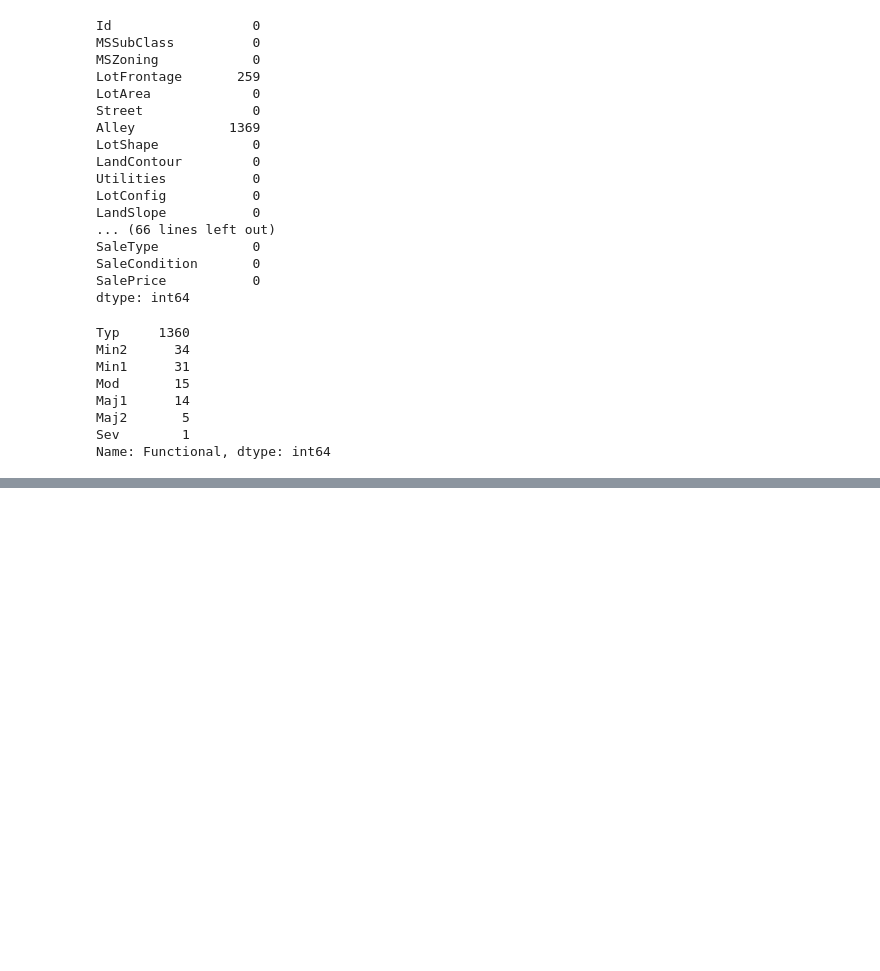
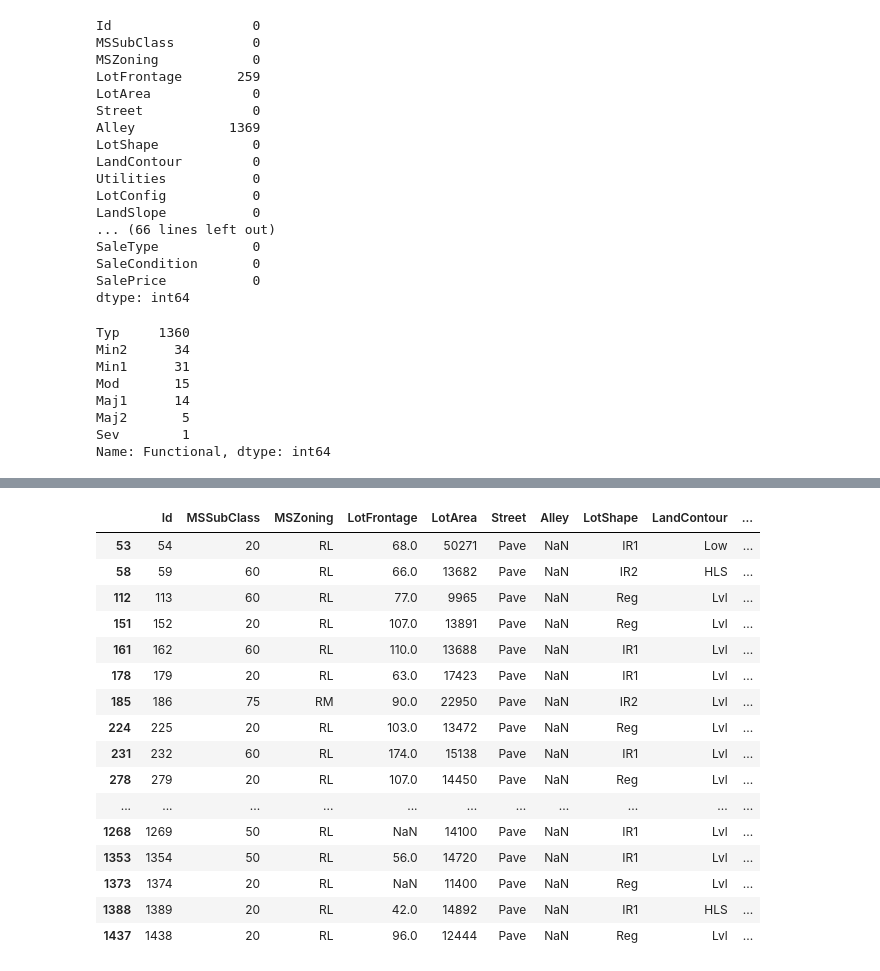
Before and after one commit to Lothdyn/my-1019-repo, a Jupyter notebook: Homework/Unit3/iowa-full-working/iowa_full_01_initial_data_review.ipynb, the cells around one changed output, grey strips where cells are left out. Cells and saved outputs as stored; diff of their text form; code cells hidden in the pictures; blank space fills up the shorter version.

```diff
--- a/Homework/Unit3/iowa-full-working/iowa_full_01_initial_data_review.ipynb
+++ b/Homework/Unit3/iowa-full-working/iowa_full_01_initial_data_review.ipynb
@@ -1,7 +1,13 @@
 # %%
 import numpy as np
 import pandas as pd
+import plotly.express as px
+import plotly.graph_objects as go
+
+
+
 pd.set_option('display.max_rows', 200)
+pd.set_option('display.max_columns', 200)
 # %%
 df = pd.read_csv(f"../data/iowa_full.csv")
 # %%
@@ -74,0 +87,21 @@ a
+# %%
+# Look at properties above 350k
+df[(df.SalePrice > 350000)]
+# %% [output]
+|  | Id | MSSubClass | MSZoning | LotFrontage | LotArea | Street | Alley | LotShape | LandContour | ... |
+| 53 | 54 | 20 | RL | 68.0 | 50271 | Pave | NaN | IR1 | Low | ... |
+| 58 | 59 | 60 | RL | 66.0 | 13682 | Pave | NaN | IR2 | HLS | ... |
+| 112 | 113 | 60 | RL | 77.0 | 9965 | Pave | NaN | Reg | Lvl | ... |
+| 151 | 152 | 20 | RL | 107.0 | 13891 | Pave | NaN | Reg | Lvl | ... |
+| 161 | 162 | 60 | RL | 110.0 | 13688 | Pave | NaN | IR1 | Lvl | ... |
+| 178 | 179 | 20 | RL | 63.0 | 17423 | Pave | NaN | IR1 | Lvl | ... |
+| 185 | 186 | 75 | RM | 90.0 | 22950 | Pave | NaN | IR2 | Lvl | ... |
+| 224 | 225 | 20 | RL | 103.0 | 13472 | Pave | NaN | Reg | Lvl | ... |
+| 231 | 232 | 60 | RL | 174.0 | 15138 | Pave | NaN | IR1 | Lvl | ... |
+| 278 | 279 | 20 | RL | 107.0 | 14450 | Pave | NaN | Reg | Lvl | ... |
+| ... | ... | ... | ... | ... | ... | ... | ... | ... | ... | ... |
+| 1268 | 1269 | 50 | RL | NaN | 14100 | Pave | NaN | IR1 | Lvl | ... |
+| 1353 | 1354 | 50 | RL | 56.0 | 14720 | Pave | NaN | IR1 | Lvl | ... |
+| 1373 | 1374 | 20 | RL | NaN | 11400 | Pave | NaN | Reg | Lvl | ... |
+| 1388 | 1389 | 20 | RL | 42.0 | 14892 | Pave | NaN | IR1 | HLS | ... |
+| 1437 | 1438 | 20 | RL | 96.0 | 12444 | Pave | NaN | Reg | Lvl | ... |
```
Also changed, not shown: parts of 5 cells of this notebook, 3 other files.
